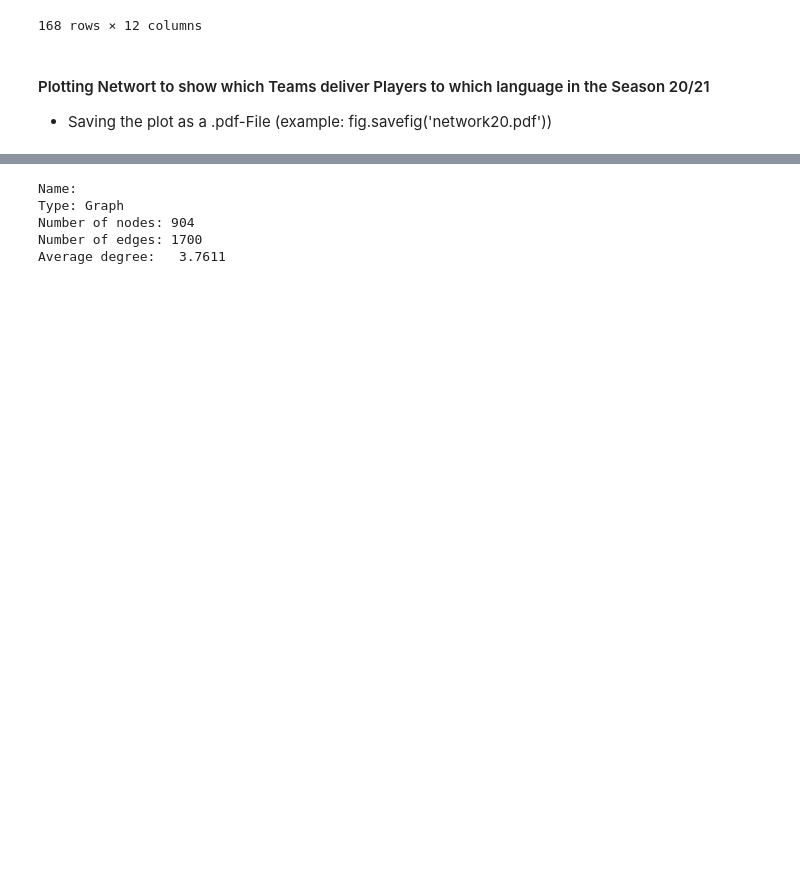
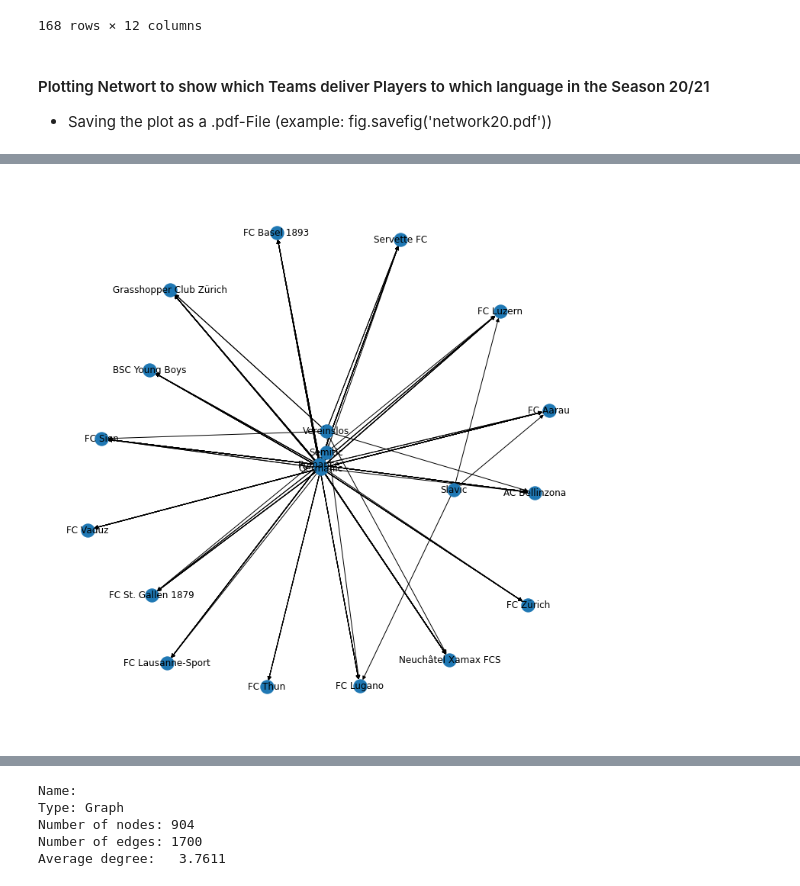
Before and after one commit to Ermaconomist/social_analysis_football_transfer, a Jupyter notebook: 02_analysis/Analysis Network v_Gino.ipynb, the cells around one changed output, grey strips where cells are left out. Drawn from its saved outputs; the diff is of its cells as text; code cells hidden in the pictures; blank space fills up the shorter version.

```diff
--- a/02_analysis/Analysis Network v_Gino.ipynb
+++ b/02_analysis/Analysis Network v_Gino.ipynb
@@ -235,3 +235,16 @@ fig.savefig('networkTestZ20.pdf')
+# %%
+fig = plt.figure(figsize=(10, 10))
+q = nx.from_pandas_edgelist(df_temp,
+                            source = 'From',
+                            target = 'To',
+                            edge_attr = 'ToLanguageFamily',
+                            create_using = nx.Graph())
+nx.draw(g, with_labels = True)
+plt.axis('equal')
+plt.show()
+fig.savefig('network_all.pdf')
+# %% [output]
+[figure, added]
 # %%
 sorted(betCent, key=betCent.get, reverse=True)[:5]
 # %% [output]
```
Also changed, not shown: parts of 5 cells of this notebook, 6 other files.
